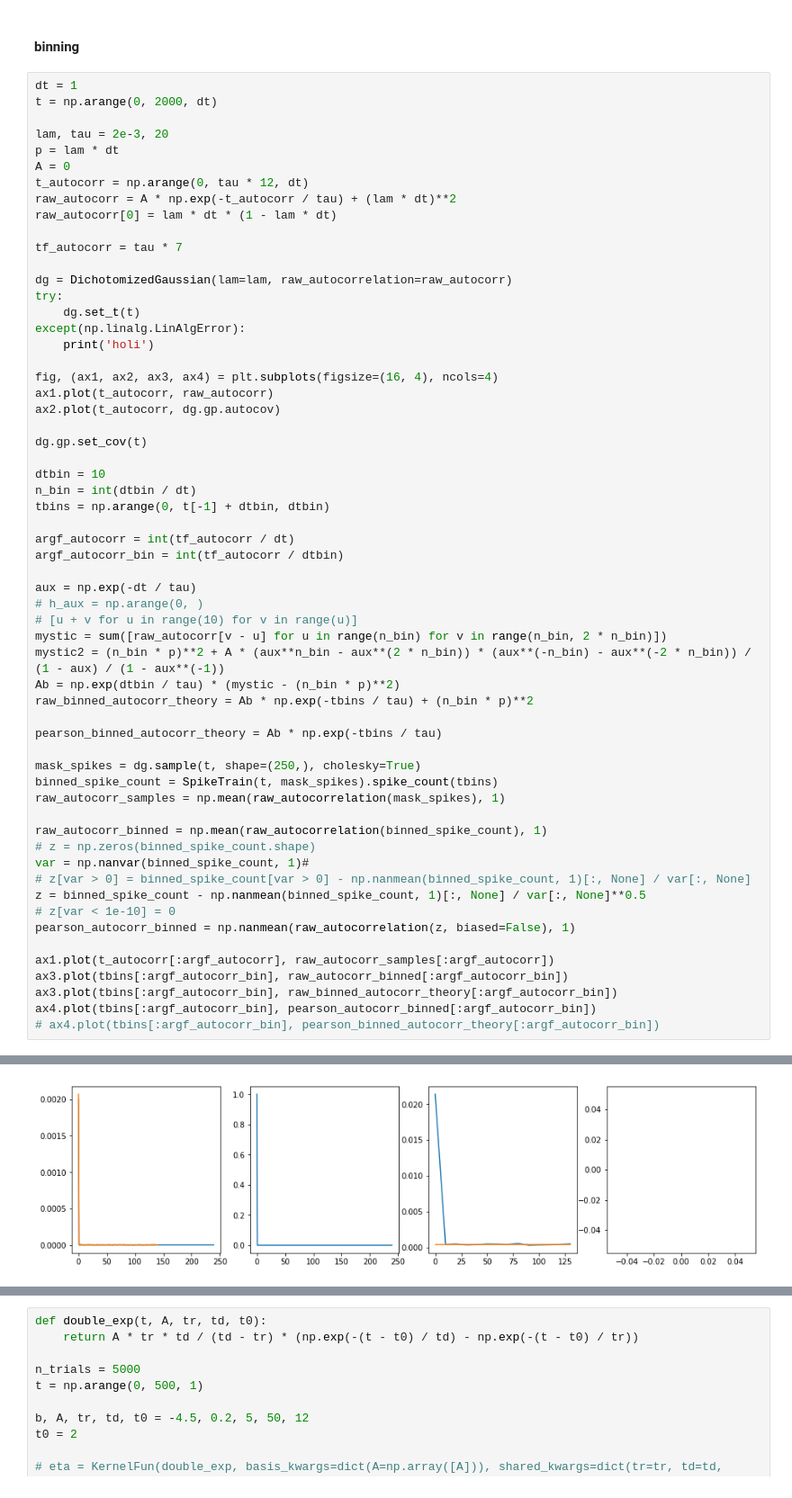
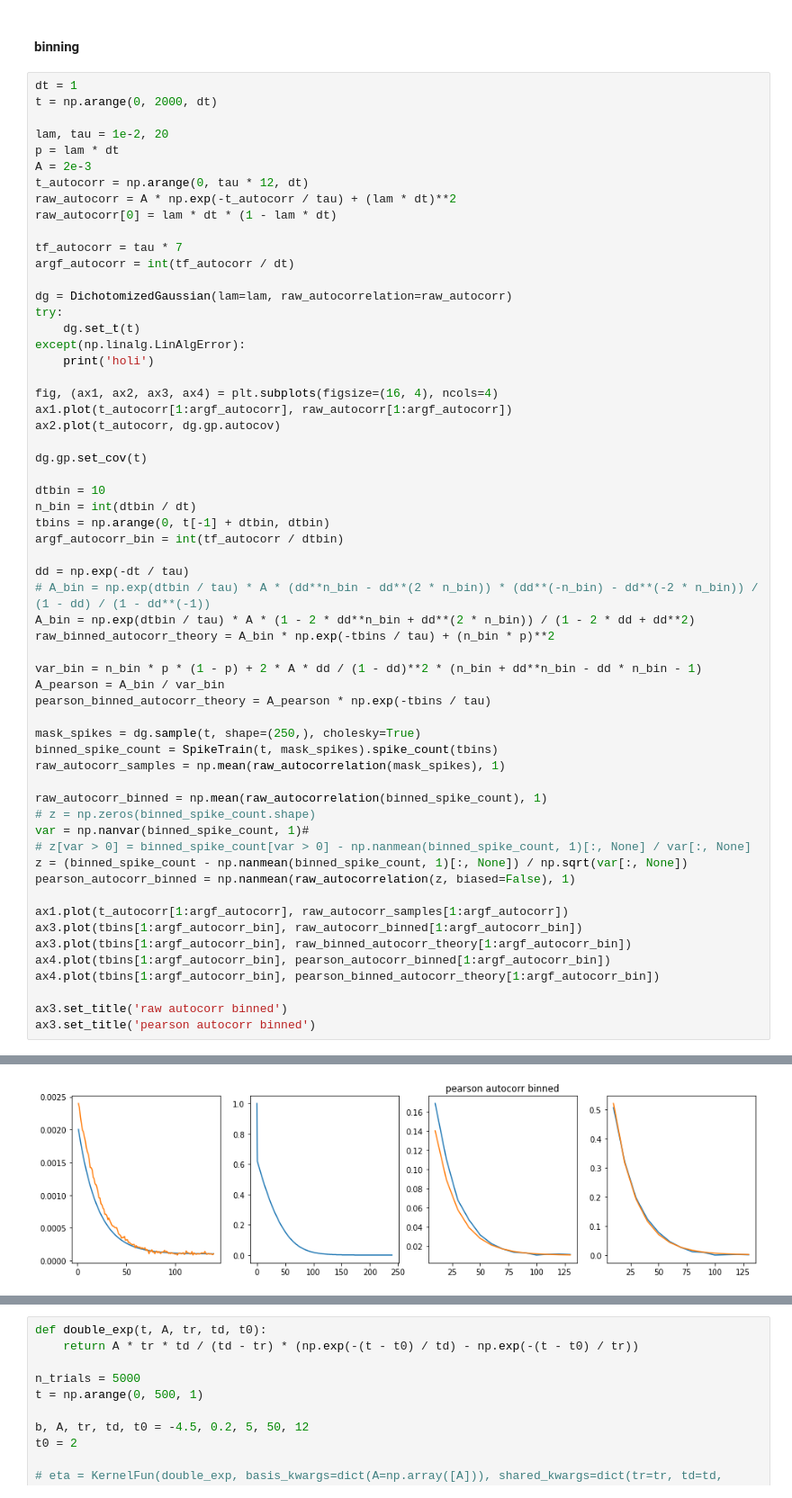
Before and after one commit to diegoarri91/stochastic-processes, a Jupyter notebook: examples/dichotomized_gaussian.ipynb, the cells around one changed output, grey strips where cells are left out. Shown: that part at 90% size. Cells and saved outputs as stored; diff of their text form.

```diff
--- a/examples/dichotomized_gaussian.ipynb
+++ b/examples/dichotomized_gaussian.ipynb
@@ -55,14 +49,15 @@ ax1.plot(raw_autocorr_samples[:len(t_autocorr)])
 dt = 1
 t = np.arange(0, 2000, dt)
 
-lam, tau = 2e-3, 20
+lam, tau = 1e-2, 20
 p = lam * dt
-A = 0
+A = 2e-3
 t_autocorr = np.arange(0, tau * 12, dt)
 raw_autocorr = A * np.exp(-t_autocorr / tau) + (lam * dt)**2
 raw_autocorr[0] = lam * dt * (1 - lam * dt)
 
 tf_autocorr = tau * 7
+argf_autocorr = int(tf_autocorr / dt)
 
 dg = DichotomizedGaussian(lam=lam, raw_autocorrelation=raw_autocorr)
 try:
@@ -71,7 +66,7 @@ except(np.linalg.LinAlgError):
     print('holi')
 
 fig, (ax1, ax2, ax3, ax4) = plt.subplots(figsize=(16, 4), ncols=4)
-ax1.plot(t_autocorr, raw_autocorr)
+ax1.plot(t_autocorr[1:argf_autocorr], raw_autocorr[1:argf_autocorr])
 ax2.plot(t_autocorr, dg.gp.autocov)
 
 dg.gp.set_cov(t)
@@ -79,19 +74,16 @@ dg.gp.set_cov(t)
 dtbin = 10
 n_bin = int(dtbin / dt)
 tbins = np.arange(0, t[-1] + dtbin, dtbin)
-
-argf_autocorr = int(tf_autocorr / dt)
 argf_autocorr_bin = int(tf_autocorr / dtbin)
 
-aux = np.exp(-dt / tau)
-# h_aux = np.arange(0, )
-# [u + v for u in range(10) for v in range(u)]
-mystic = sum([raw_autocorr[v - u] for u in range(n_bin) for v in range(n_bin, 2 * n_bin)])
-mystic2 = (n_bin * p)**2 + A * (aux**n_bin - aux**(2 * n_bin)) * (aux**(-n_bin) - aux**(-2 * n_bin)) / (1 - aux) / (1 - aux**(-1))
-Ab = np.exp(dtbin / tau) * (mystic - (n_bin * p)**2)
-raw_binned_autocorr_theory = Ab * np.exp(-tbins / tau) + (n_bin * p)**2
+dd = np.exp(-dt / tau)
+# A_bin = np.exp(dtbin / tau) * A * (dd**n_bin - dd**(2 * n_bin)) * (dd**(-n_bin) - dd**(-2 * n_bin)) / (1 - dd) / (1 - dd**(-1))
+A_bin = np.exp(dtbin / tau) * A * (1 - 2 * dd**n_bin + dd**(2 * n_bin)) / (1 - 2 * dd + dd**2)
+raw_binned_autocorr_theory = A_bin * np.exp(-tbins / tau) + (n_bin * p)**2
 
-pearson_binned_autocorr_theory = Ab * np.exp(-tbins / tau)
+var_bin = n_bin * p * (1 - p) + 2 * A * dd / (1 - dd)**2 * (n_bin + dd**n_bin - dd * n_bin - 1)
+A_pearson = A_bin / var_bin
+pearson_binned_autocorr_theory = A_pearson * np.exp(-tbins / tau)
 
 mask_spikes = dg.sample(t, shape=(250,), cholesky=True)
 binned_spike_count = SpikeTrain(t, mask_spikes).spike_count(tbins)
@@ -101,13 +93,15 @@ raw_autocorr_binned = np.mean(raw_autocorrelation(binned_spike_count), 1)
 # z = np.zeros(binned_spike_count.shape)
 var = np.nanvar(binned_spike_count, 1)#
 # z[var > 0] = binned_spike_count[var > 0] - np.nanmean(binned_spike_count, 1)[:, None] / var[:, None]
-z = binned_spike_count - np.nanmean(binned_spike_count, 1)[:, None] / var[:, None]**0.5
-# z[var < 1e-10] = 0
+z = (binned_spike_count - np.nanmean(binned_spike_count, 1)[:, None]) / np.sqrt(var[:, None])
 pearson_autocorr_binned = np.nanmean(raw_autocorrelation(z, biased=False), 1)
 
-ax1.plot(t_autocorr[:argf_autocorr], raw_autocorr_samples[:argf_autocorr])
-ax3.plot(tbins[:argf_autocorr_bin], raw_autocorr_binned[:argf_autocorr_bin])
-ax3.plot(tbins[:argf_autocorr_bin], raw_binned_autocorr_theory[:argf_autocorr_bin])
-ax4.plot(tbins[:argf_autocorr_bin], pearson_autocorr_binned[:argf_autocorr_bin])
-# ax4.plot(tbins[:argf_autocorr_bin], pearson_binned_autocorr_theory[:argf_autocorr_bin])
+ax1.plot(t_autocorr[1:argf_autocorr], raw_autocorr_samples[1:argf_autocorr])
+ax3.plot(tbins[1:argf_autocorr_bin], raw_autocorr_binned[1:argf_autocorr_bin])
+ax3.plot(tbins[1:argf_autocorr_bin], raw_binned_autocorr_theory[1:argf_autocorr_bin])
+ax4.plot(tbins[1:argf_autocorr_bin], pearson_autocorr_binned[1:argf_autocorr_bin])
+ax4.plot(tbins[1:argf_autocorr_bin], pearson_binned_autocorr_theory[1:argf_autocorr_bin])
+
+ax3.set_title('raw autocorr binned')
+ax3.set_title('pearson autocorr binned')
 # %% [output]
@@ -115 +109 @@ ax4.plot(tbins[:argf_autocorr_bin], pearson_autocorr_binned[:argf_autocorr_bin])
-[figure, old version]
+[figure, new version]
```
Also changed, not shown: parts of 14 cells of this notebook.
